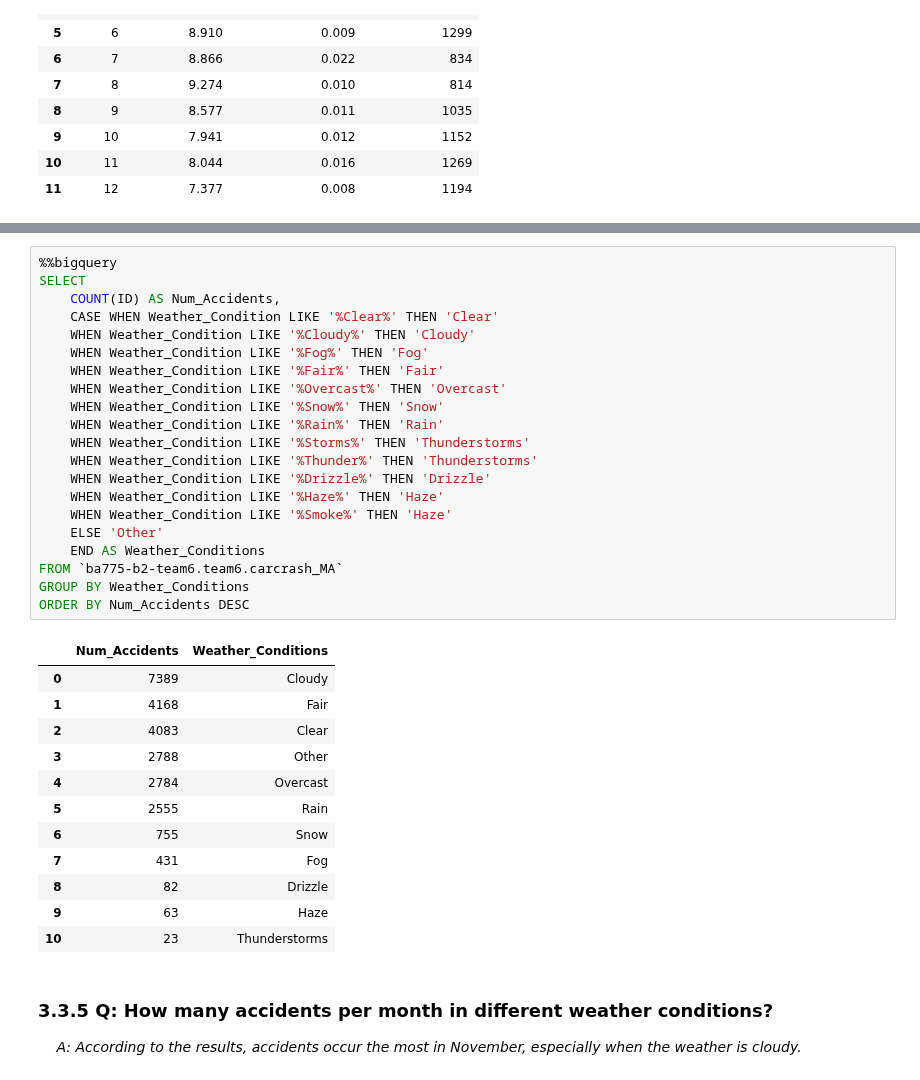
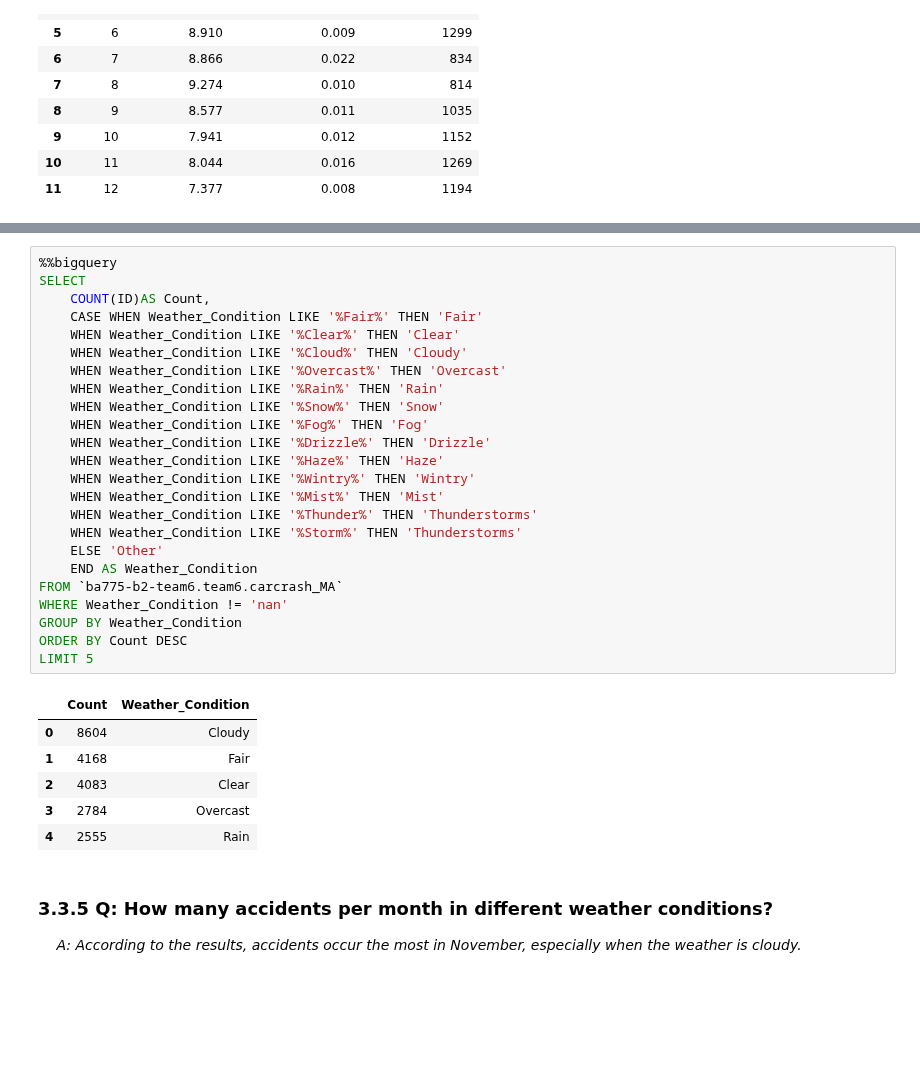
Before and after one commit to KaiyuWang19970221/BA775-teamproject, a Jupyter notebook: team6.ipynb, the cells around one changed output, grey strips where cells are left out. Drawn from its saved outputs; the diff is of its cells as text; blank space fills up the shorter version.

```diff
--- a/team6.ipynb
+++ b/team6.ipynb
@@ -437,37 +446,34 @@ ORDER BY Severity
 # %%
 %%bigquery
 SELECT
-    COUNT(ID) AS Num_Accidents,
-    CASE WHEN Weather_Condition LIKE '%Clear%' THEN 'Clear'
-    WHEN Weather_Condition LIKE '%Cloudy%' THEN 'Cloudy'
+    COUNT(ID)AS Count,
+    CASE WHEN Weather_Condition LIKE '%Fair%' THEN 'Fair'
+    WHEN Weather_Condition LIKE '%Clear%' THEN 'Clear'
+    WHEN Weather_Condition LIKE '%Cloud%' THEN 'Cloudy'
+    WHEN Weather_Condition LIKE '%Overcast%' THEN 'Overcast'
+    WHEN Weather_Condition LIKE '%Rain%' THEN 'Rain'
+    WHEN Weather_Condition LIKE '%Snow%' THEN 'Snow'
     WHEN Weather_Condition LIKE '%Fog%' THEN 'Fog'
-    WHEN Weather_Condition LIKE '%Fair%' THEN 'Fair'
-    WHEN Weather_Condition LIKE '%Overcast%' THEN 'Overcast'
-    WHEN Weather_Condition LIKE '%Snow%' THEN 'Snow'
-    WHEN Weather_Condition LIKE '%Rain%' THEN 'Rain'
-    WHEN Weather_Condition LIKE '%Storms%' THEN 'Thunderstorms'
-    WHEN Weather_Condition LIKE '%Thunder%' THEN 'Thunderstorms'
     WHEN Weather_Condition LIKE '%Drizzle%' THEN 'Drizzle'
     WHEN Weather_Condition LIKE '%Haze%' THEN 'Haze'
-    WHEN Weather_Condition LIKE '%Smoke%' THEN 'Haze'
+    WHEN Weather_Condition LIKE '%Wintry%' THEN 'Wintry'
+    WHEN Weather_Condition LIKE '%Mist%' THEN 'Mist'
+    WHEN Weather_Condition LIKE '%Thunder%' THEN 'Thunderstorms'
+    WHEN Weather_Condition LIKE '%Storm%' THEN 'Thunderstorms'
     ELSE 'Other'
-    END AS Weather_Conditions
+    END AS Weather_Condition
 FROM `ba775-b2-team6.team6.carcrash_MA`
-GROUP BY Weather_Conditions
-ORDER BY Num_Accidents DESC
+WHERE Weather_Condition != 'nan'
+GROUP BY Weather_Condition
+ORDER BY Count DESC
+LIMIT 5
 # %% [output]
-|  | Num_Accidents | Weather_Conditions |
-| 0 | 7389 | Cloudy |
+|  | Count | Weather_Condition |
+| 0 | 8604 | Cloudy |
 | 1 | 4168 | Fair |
 | 2 | 4083 | Clear |
-| 3 | 2788 | Other |
-| 4 | 2784 | Overcast |
-| 5 | 2555 | Rain |
-| 6 | 755 | Snow |
-| 7 | 431 | Fog |
-| 8 | 82 | Drizzle |
-| 9 | 63 | Haze |
-| 10 | 23 | Thunderstorms |
+| 3 | 2784 | Overcast |
+| 4 | 2555 | Rain |
 # %% [markdown]
 ### 3.3.5 Q: How many accidents per month in different weather conditions?
 &emsp;<i> A: According to the results, accidents occur the most in November, especially when the weather is cloudy.</i>
```
Also changed, not shown: parts of 18 cells of this notebook.
